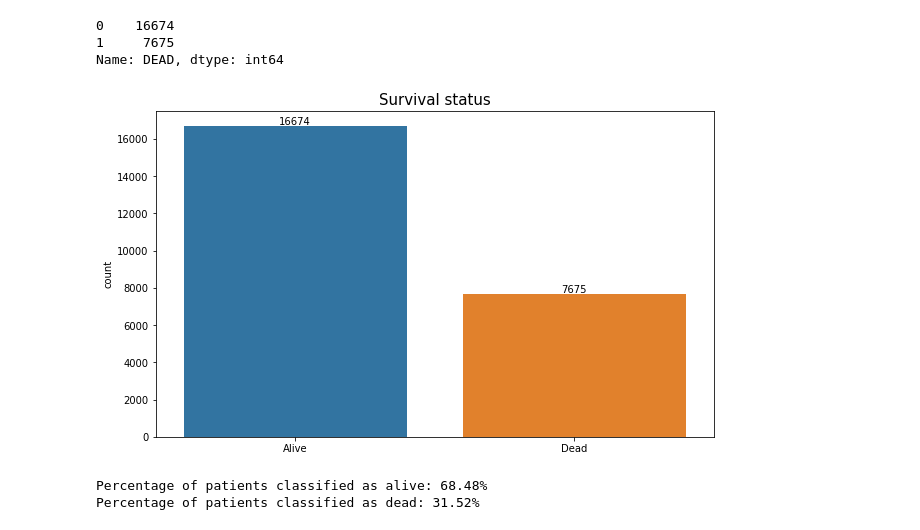
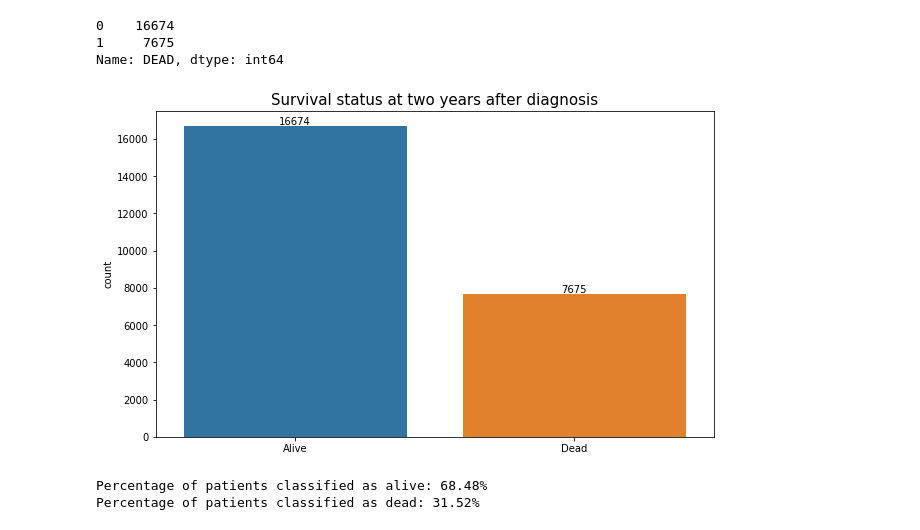
Before and after one commit to ElsaGH/TFM_Elsa_Garcia_Hernandez, a Jupyter notebook: Notebooks/7_Analysis_2_years.ipynb, the cells around one changed output. Saved outputs shown, nothing was run; the diff lists cells and outputs as text; code cells hidden in the pictures.

```diff
--- a/Notebooks/7_Analysis_2_years.ipynb
+++ b/Notebooks/7_Analysis_2_years.ipynb
@@ -155,15 +155,15 @@ Name: DEAD, dtype: int64
 # %%
 ax = sns.countplot(data=df, x='DEAD')
 ax.set_xticklabels(['Alive', 'Dead'])
-ax.set_title('Survival status', fontsize=15)
+ax.set_title('Survival status at two years after diagnosis', fontsize=15)
 ax.set_xlabel('')
 plt.gcf().set_size_inches(10,6)
 
 for p in ax.patches:
     height = p.get_height()
     ax.text(p.get_x() + p.get_width() / 2, height + 100, height, ha='center')
 # %% [output]
-[figure, old version]
+[figure, new version]
 # %%
 percentage_alive = np.mean(df['DEAD'] == 0)
 percentage_dead = np.mean(df['DEAD'] == 1)
```
Also changed, not shown: parts of 3 cells of this notebook, 2 other files.
